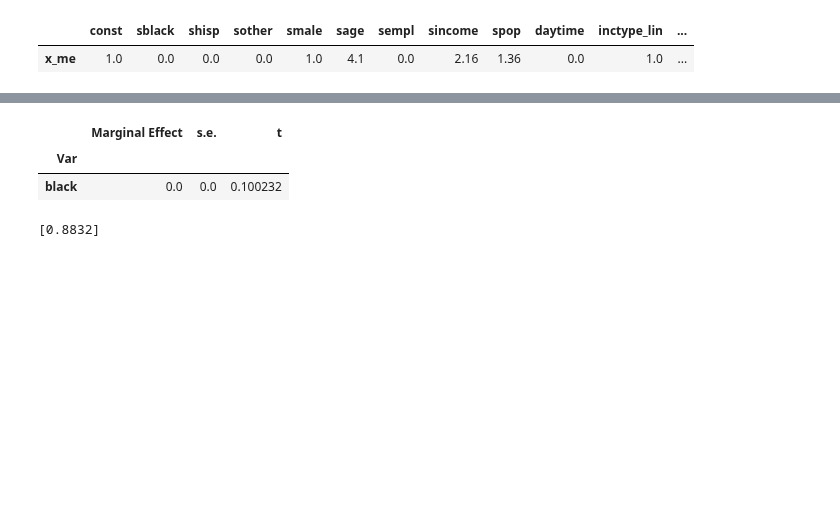
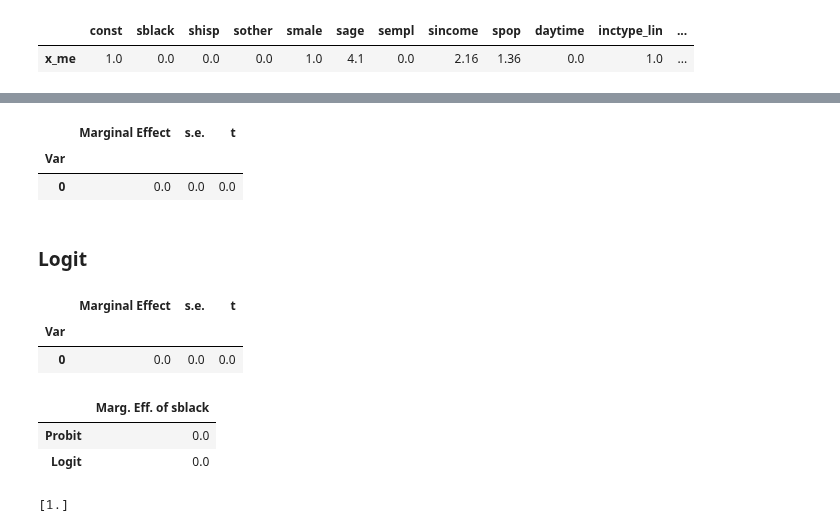
Before and after one commit to wzr768/AME-Clara-Theis-Ida, a Jupyter notebook: Project 3/Project 3.ipynb, the cells around one changed output, grey strips where cells are left out. Cells and saved outputs as stored; diff of their text form; code cells hidden in the pictures; blank space fills up the shorter version.

```diff
--- a/Project 3/Project 3.ipynb
+++ b/Project 3/Project 3.ipynb
@@ -56,11 +53,9 @@ Name: count, dtype: int64
 # Declare labels
 y_lab = 'anyuseofforce_coded'
 #x_lab = ['const', 'sblack', 'shisp', 'sother']
-
-#x_lab = ['const', 'sblack', 'shisp', 'sother', 'smale', 'sempl', 'sincome', 'sage']
-#x_lab = ['const', 'sblack', 'shisp', 'sother', 'smale', 'sempl', 'sincome', 'spop', 'sage']
-#x_lab = ['const', 'sblack', 'shisp', 'sother', 'smale', 'sempl', 'sincome', 'spop', 'sage', 'daytime', 'inctype_lin', 'omajblack', 'omajhisp', 'omajother']
-x_lab = ['const', 'sblack', 'shisp', 'sother', 'smale', 'sempl', 'sincome', 'spop', 'sage', 'daytime', 'inctype_lin', 'omajblack', 'omajhisp', 'omajother', 'sbehavior','sagesq']
+#x_lab = ['const', 'sblack', 'shisp', 'sother', 'smale', 'sempl', 'sincome', 'spop', 'sage', 'sagesq']
+#x_lab = ['const', 'sblack', 'shisp', 'sother', 'smale', 'sempl', 'sincome', 'spop', 'sage', 'sagesq', 'daytime', 'inctype_lin', 'omajblack', 'omajhisp', 'omajother']
+x_lab = ['const', 'sblack', 'shisp', 'sother', 'smale', 'sempl', 'sincome', 'spop', 'sage', 'sagesq', 'daytime', 'inctype_lin', 'omajblack', 'omajhisp', 'omajother', 'sbehavior']
 
 dat['sage'] = dat['sage'] / 10
 dat['sagesq'] = dat.sage * dat.sage
@@ -211,6 +223,10 @@ pd.DataFrame(x_me, columns=x_lab, index=['x_me'])
 # %%
 # We will look at the same values as previously, but we want to look at the difference for foreign = 0 and foreign = 1.
-k = 3
+#k=1: black
+#k=2: hispanic
+#k=3: other
+
+k = 1
 x_me2 = x_me.copy()
 x_me2[:, k] = 1  # Keep everythin the same, but change foreign to 1 for all obs.
 pd.DataFrame(x_me2, columns=x_lab, index=['x_me2'])
@@ -238 +238,5 @@ pd.DataFrame([me_black_pr[0], # assuming me_foregin_pr is an array, otherwise re
+# %%
+b_pr = probit_tab.theta.values
+
+me_black_pr = probit.G(x_me2@b_pr) - probit.G(x_me@b_pr)
 # %%
@@ -256,11 +253,13 @@ p_values = 2 * t.sf(np.abs(me_black_pr[0]/se_d_pr), df=x.shape[0] - x.shape[1]).
 # %%
-me_dict = {'Marginal Effect': np.vstack([me_black_pr])[:,0],
-           's.e.':            np.vstack([se_d_pr])[:,0]}
-tab = pd.DataFrame(me_dict,index=['black'])
+me_dict = {'Marginal Effect': me_black_pr[0],
+           's.e.':            se_d_pr}
+tab = pd.DataFrame(me_dict)
 tab['t'] = tab['Marginal Effect'] / tab['s.e.']
 tab.index.name = 'Var'
 tab.round(6)
 # %% [output]
 |  | Marginal Effect | s.e. | t |
 | Var |  |  |  |
-| black | 0.0 | 0.0 | 0.100232 |
+| 0 | 0.0 | 0.0 | 0.0 |
+# %% [markdown]
+### Logit
@@ -267,5 +280,25 @@ tab.round(6)
+# %%
+me_dict = {'Marginal Effect': me_black_lg[0],
+           's.e.':            se_d_lg}
+tab = pd.DataFrame(me_dict)
+tab['t'] = tab['Marginal Effect'] / tab['s.e.']
+tab.index.name = 'Var'
+tab.round(6)
+# %% [output]
+|  | Marginal Effect | s.e. | t |
+| Var |  |  |  |
+| 0 | 0.0 | 0.0 | 0.0 |
+# %%
+# print results
+pd.DataFrame([me_black_pr[0],
+              me_black_lg[0]],
+             index=['Probit', 'Logit'], columns=[f'Marg. Eff. of {x_lab[k]}']).round(6)
+# %% [output]
+|  | Marg. Eff. of sblack |
+| Probit | 0.0 |
+| Logit | 0.0 |
 # %%
 p_values = 2 * t.sf(np.abs(me_black_pr[0]/se_d_pr), df=x.shape[0] - x.shape[1]).round(4)
 print(p_values)
 # %% [output]
-[0.8832]
+[1.]
```
Also changed, not shown: parts of 21 cells of this notebook.
